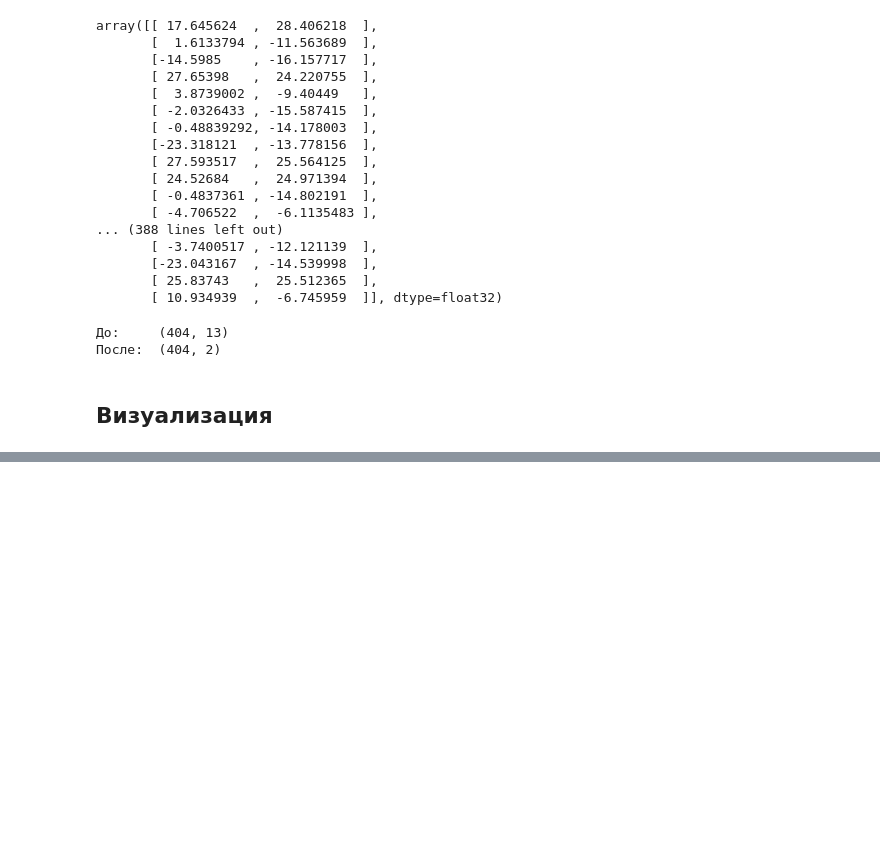
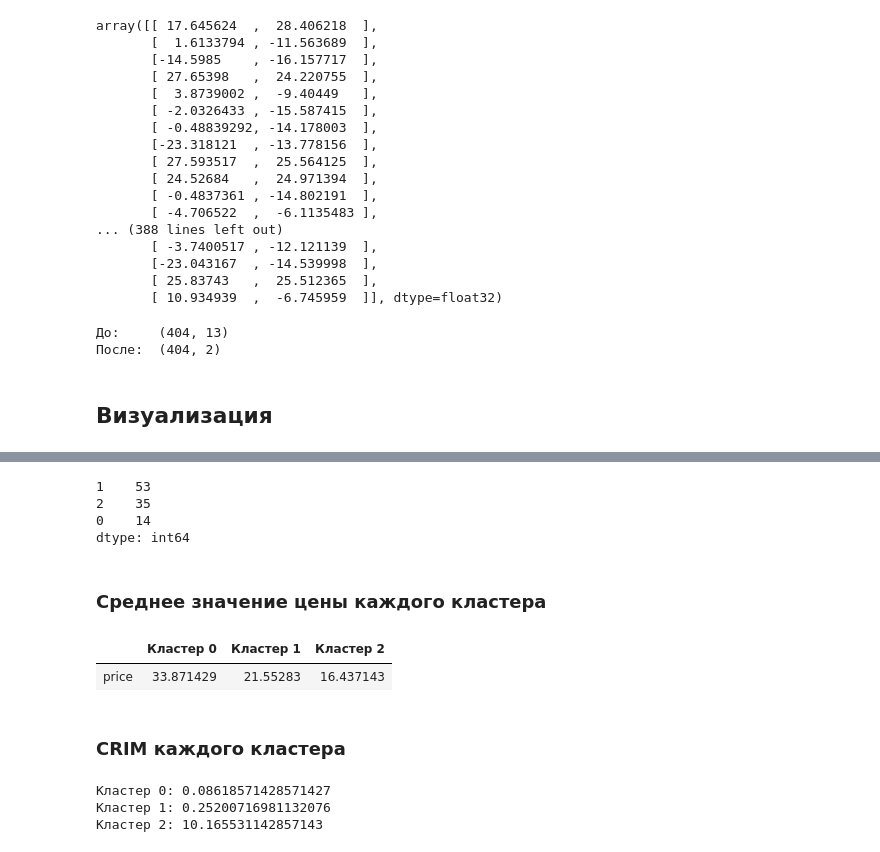
Before and after one commit to SciWake/OLD-Data_science_intro, a Jupyter notebook: My_Task.ipynb, the cells around one changed output, grey strips where cells are left out. Cells and saved outputs as stored; diff of their text form; code cells hidden in the pictures; blank space fills up the shorter version.

```diff
--- a/My_Task.ipynb
+++ b/My_Task.ipynb
@@ -144,0 +215,28 @@ plt.show()
+# %%
+labels_test = kmeans.fit_predict(X_test_scaled)
+# %%
+pd.value_counts(labels_test)
+# %% [output]
+1    53
+2    35
+0    14
+dtype: int64
+# %% [markdown]
+### Среднее значение цены каждого кластера
+# %%
+mean_price_test = pd.DataFrame({'Кластер 0': y_test[labels_test == 0].mean(), 'Кластер 1': y_test[labels_test == 1].mean(),
+                                'Кластер 2': y_test[labels_test == 2].mean()})
+mean_price_test
+# %% [output]
+|  | Кластер 0 | Кластер 1 | Кластер 2 |
+| price | 33.871429 | 21.55283 | 16.437143 |
+# %% [markdown]
+### CRIM каждого кластера
+# %%
+print('Кластер 0: {}'.format(X_test.loc[labels_test == 0, 'CRIM'].mean()))
+print('Кластер 1: {}'.format(X_test.loc[labels_test == 1, 'CRIM'].mean()))
+print('Кластер 2: {}'.format(X_test.loc[labels_test == 2, 'CRIM'].mean()))
+# %% [output]
+Кластер 0: 0.08618571428571427
+Кластер 1: 0.25200716981132076
+Кластер 2: 10.165531142857143
```
Also changed, not shown: parts of 13 cells of this notebook.
